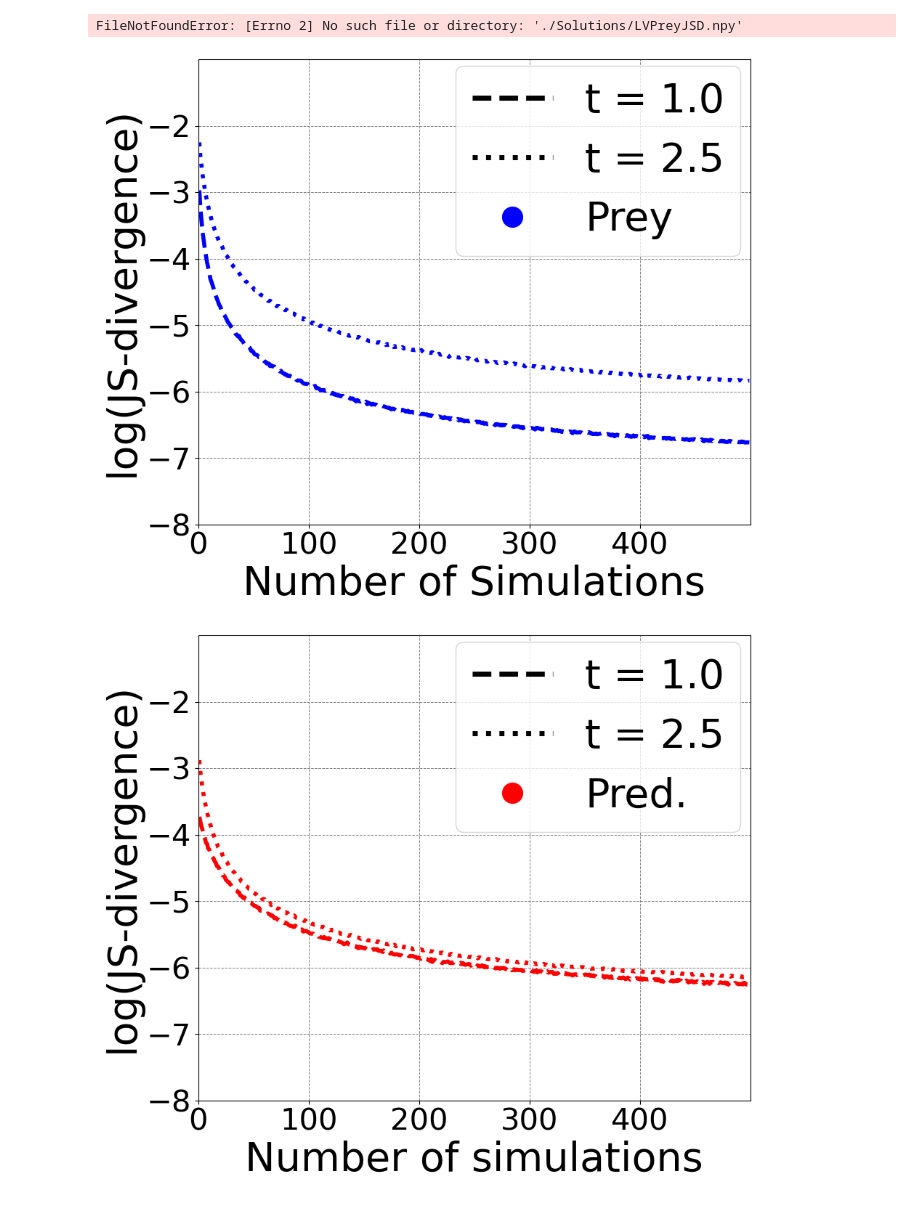
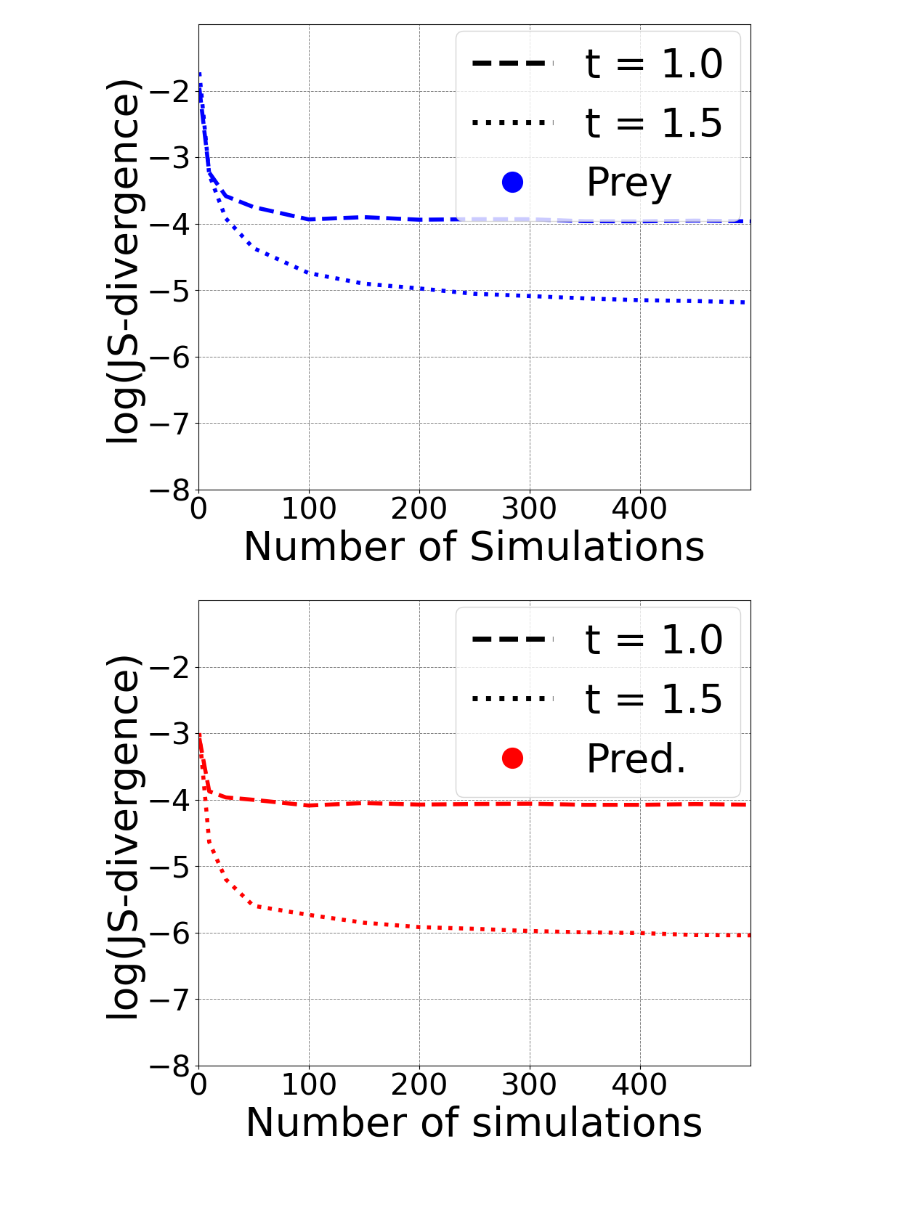
Before and after one commit to MargKos/multiscaleRD, a Jupyter notebook: multiscaleRD/JSD_Plot_LV.ipynb, the cells around one changed output. Drawn from its saved outputs; the diff is of its cells as text; code cells hidden in the pictures.

```diff
--- a/multiscaleRD/JSD_Plot_LV.ipynb
+++ b/multiscaleRD/JSD_Plot_LV.ipynb
@@ -8,25 +8,24 @@ import seaborn as sns
 from Parameters_LV import *
 import matplotlib.lines as mlines
 
-PreyJSDSimulations=np.load('./Solutions/LVPreyJSD.npy')
-PredJSDSimulations=np.load('./Solutions/LVPredJSD.npy')
+PreyJSDSimulations=np.load('./Solutions/LVPreyJSDPaper.npy')
+PredJSDSimulations=np.load('./Solutions/LVPredJSDPaper.npy')
 
 #%%
 #transfer to log()
 PreyJSDSimulations=np.log(PreyJSDSimulations)
 PredJSDSimulations=np.log(PredJSDSimulations)
-# %% [output]
-FileNotFoundError: [Errno 2] No such file or directory: './Solutions/LVPreyJSD.npy'
 # %%
 # Define times and time step
-Times = [10,, 24]
+Times = [9, 14,24]
+sim_values = [1,10,25,50, 100, 150, 200, 250, 300, 350, 400, 450, 500]
 ts = 0.1
 
 # Plot JSD Preys
 
 plt.figure(figsize=(9.3, 7.8))
-plt.plot(PreyJSDSimulations[0:500, 1], '--', color='blue', linewidth=4, label=f't = {ts*(Times[1]+1)}')
-plt.plot(PreyJSDSimulations[0:500, 2], ':', color='blue', linewidth=4, label=f't = {ts*(Times[2]+1)}')
+plt.plot(sim_values, PreyJSDSimulations[0:500, 0], '--', color='blue', linewidth=4, label=f't = {ts*(Times[0]+1)}')
+plt.plot(sim_values,PreyJSDSimulations[0:500, 1], ':', color='blue', linewidth=4, label=f't = {ts*(Times[1]+1)}')
 plt.xlabel('Number of Simulations', fontsize=40)
 plt.ylabel('log(JS-divergence)', fontsize=40)
 
@@ -42,41 +41,41 @@ plt.ylim(-8, -1)
 plt.xlim(0, 500)
 
 # Custom legend
-blue_dashed = mlines.Line2D([], [], color='black', linestyle='--', linewidth=5, label=f't = {ts*(Times[1]+1)}')
-blue_dotted = mlines.Line2D([], [], color='black', linestyle=':', linewidth=5, label=f't = {ts*(Times[2]+1)}')
+blue_dashed = mlines.Line2D([], [], color='black', linestyle='--', linewidth=5, label=f't = {ts*(Times[0]+1)}')
+blue_dotted = mlines.Line2D([], [], color='black', linestyle=':', linewidth=5, label=f't = {ts*(Times[1]+1)}')
 blue_line = mlines.Line2D([], [], color='blue', marker='o', linestyle='None', markersize=20, label='Prey')
 plt.legend(handles=[blue_dashed, blue_dotted, blue_line], fontsize=40,  loc='upper left', bbox_to_anchor=(0.43, 1.03))
 plt.grid(which='both', linestyle='--', linewidth=0.7, color='gray')  # Customize as needed
 
 plt.tight_layout()
 plt.savefig('./Plots/LV/JSD_Prey.png')
 
 
 # Plot JSD Predators
 plt.figure(figsize=(9.3, 7.8))
-plt.plot(PredJSDSimulations[0:500, 1], '--', color='red', linewidth=4, label=f't = {ts*(Times[1]+1)}')
-plt.plot(PredJSDSimulations[0:500, 2], ':', color='red', linewidth=4, label=f't = {ts*(Times[2]+1)}')
+plt.plot(sim_values,PredJSDSimulations[0:500, 0], '--', color='red', linewidth=4, label=f't = {ts*(Times[0]+1)}')
+plt.plot(sim_values,PredJSDSimulations[0:500, 1], ':', color='red', linewidth=4, label=f't = {ts*(Times[1]+1)}')
 plt.xlabel('Number of simulations', fontsize=40)
 plt.ylabel('log(JS-divergence)', fontsize=40)
 
 
 # Set x-axis ticks to be integers only
 xticks = range(0,500, 100)  # Adjust according to your data limits
 plt.xticks(xticks, fontsize=30)
 
 # Set y-axis ticks to be integers only
 yticks = range(-8,-1, 1)  # Adjust based on your y-axis limits
 plt.yticks(yticks, fontsize=30)
 
 plt.ylim(-8, -1)
 plt.xlim(0, 500)
 # Custom legend
 red_line = mlines.Line2D([], [], color='red', marker='o', linestyle='None', markersize=20, label='Pred.')
 plt.legend(handles=[blue_dashed, blue_dotted, red_line], fontsize=40,  loc='upper left', bbox_to_anchor=(0.43, 1.03))
 plt.grid(which='both', linestyle='--', linewidth=0.7, color='gray')  # Customize as needed
 
 plt.tight_layout()
 plt.savefig('./Plots/LV/JSD_Pred.png')
 # %% [output]
-[figure, old version]
+[figure, new version]
-[figure, old version]
+[figure, new version]
```
Also changed, not shown: 32 other files.
